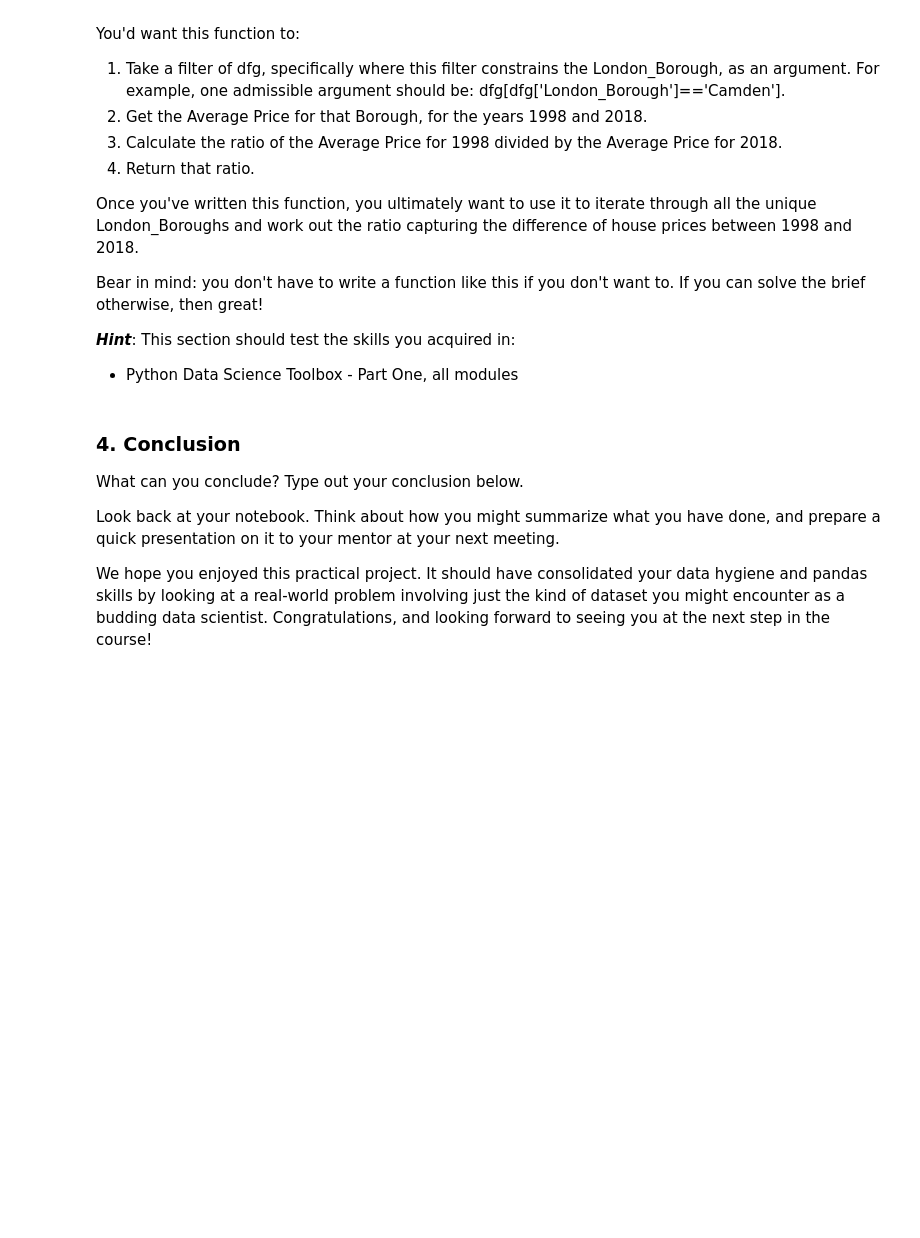
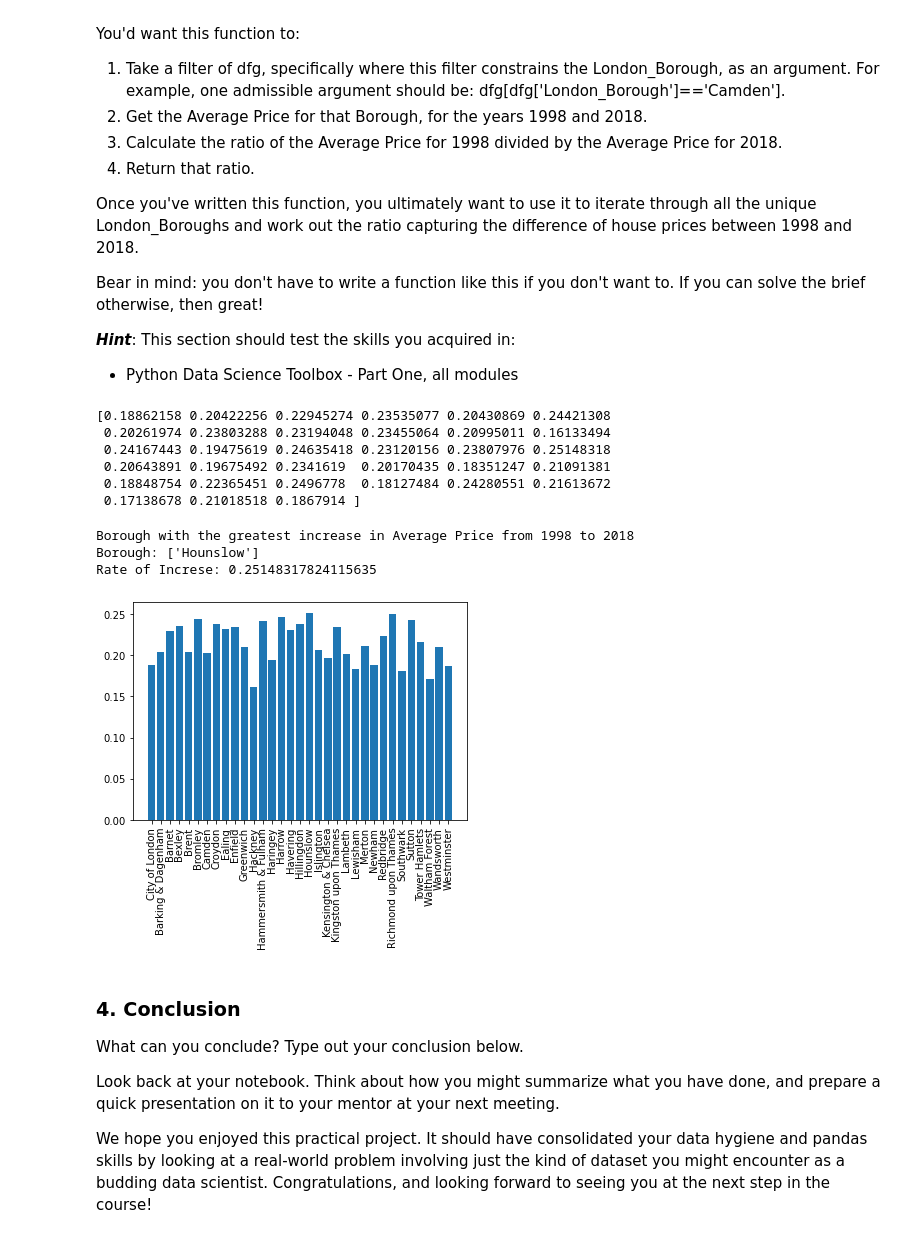
Before and after one commit to Kevin-Kwasnik/master-datasc, a Jupyter notebook: course-materials/12.3-casestudy/Unit 4 Challenge - Tier 3.ipynb, the cells around one changed output. Saved outputs shown, nothing was run; the diff lists cells and outputs as text; code cells hidden in the pictures; blank space fills up the shorter version.

Commit message:
london data part 1 complete

```diff
--- a/course-materials/12.3-casestudy/Unit 4 Challenge - Tier 3.ipynb
+++ b/course-materials/12.3-casestudy/Unit 4 Challenge - Tier 3.ipynb
@@ -154,0 +154,3 @@ properties["Average Price"] = properties
+# %%
+# clear regions, leave boroughs
+properties.drop(properties.index[33:], inplace = True)
@@ -215,3 +225,9 @@ To this end, you *could* apply a ***lambda function***. Your logic could work as
 3. store that corresponding year as separate column.
 
 Whether you go ahead with this is up to you. Just so long as you answer our initial brief: which boroughs of London have seen the greatest house price increase, on average, over the past two decades?
+# %%
+year_ls = []
+for x in properties["Month"]:
+    year_ls.append(x.year)
+# %%
+properties["Year"] = year_ls
@@ -234,6 +264,47 @@ Bear in mind: you don't have to write a function like this if you don't want to.
 
 ***Hint***: This section should test the skills you acquired in:
 - Python Data Science Toolbox - Part One, all modules
+# %%
+# Take a filter of dfg, where this filter constrains "London Borough"
+boro_list = properties["London Borough"].unique()
+avg2018 = []
+avg1998 = []
+
+# Get Average Price for that Borough, for years 1998 and 2018
+for x in boro_list:
+    avg2018.append(sum(properties[(properties["London Borough"] == x)\
+                         & (properties["Year"] == 2018)]["Average Price"])/12)
+
+    avg1998.append(sum(properties[(properties["London Borough"] == x)\
+                         & (properties["Year"] == 1998)]["Average Price"])/12)
+
+
+# Calculate Ratio (Avg 1998 / Avg 2018)
+ratios = np.array(avg1998) / np.array(avg2018)
+
+# Return ratios
+print(ratios)
+# %% [output]
+[0.18862158 0.20422256 0.22945274 0.23535077 0.20430869 0.24421308
+ 0.20261974 0.23803288 0.23194048 0.23455064 0.20995011 0.16133494
+ 0.24167443 0.19475619 0.24635418 0.23120156 0.23807976 0.25148318
+ 0.20643891 0.19675492 0.2341619  0.20170435 0.18351247 0.21091381
+ 0.18848754 0.22365451 0.2496778  0.18127484 0.24280551 0.21613672
+ 0.17138678 0.21018518 0.1867914 ]
+# %%
+print('Borough with the greatest increase in Average Price from 1998 to 2018')
+print(f'Borough: {boro_list[np.where(ratios == max(ratios))]} \nRate of Increse: {max(ratios)}')
+# %% [output]
+Borough with the greatest increase in Average Price from 1998 to 2018
+Borough: ['Hounslow']
+Rate of Increse: 0.25148317824115635
+# %%
+plt.bar(boro_list, ratios)
+plt.xticks(rotation = 90)
+
+plt.show()
+# %% [output]
+[figure, added]
 # %% [markdown]
 ### 4. Conclusion
 What can you conclude? Type out your conclusion below.
```
Also changed, not shown: parts of 7 cells of this notebook.
